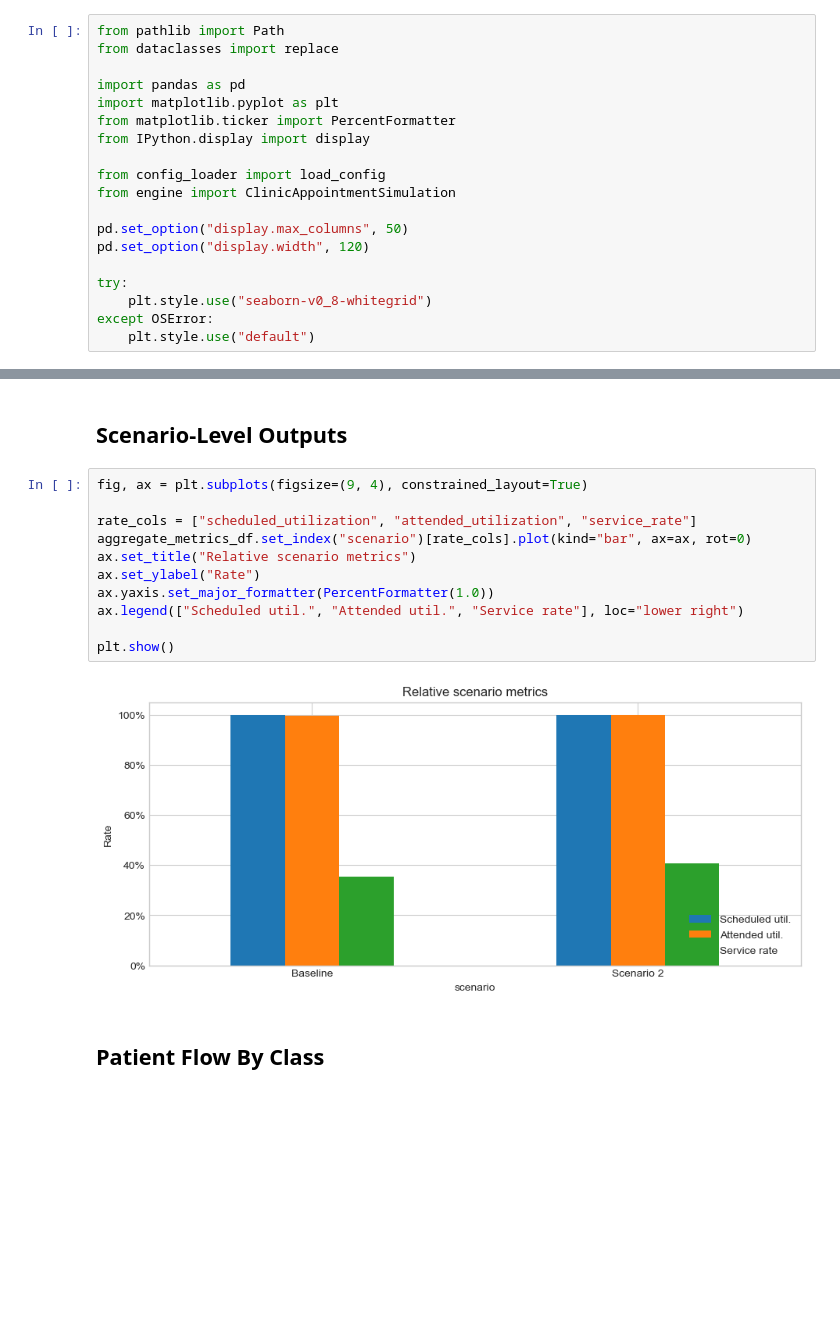
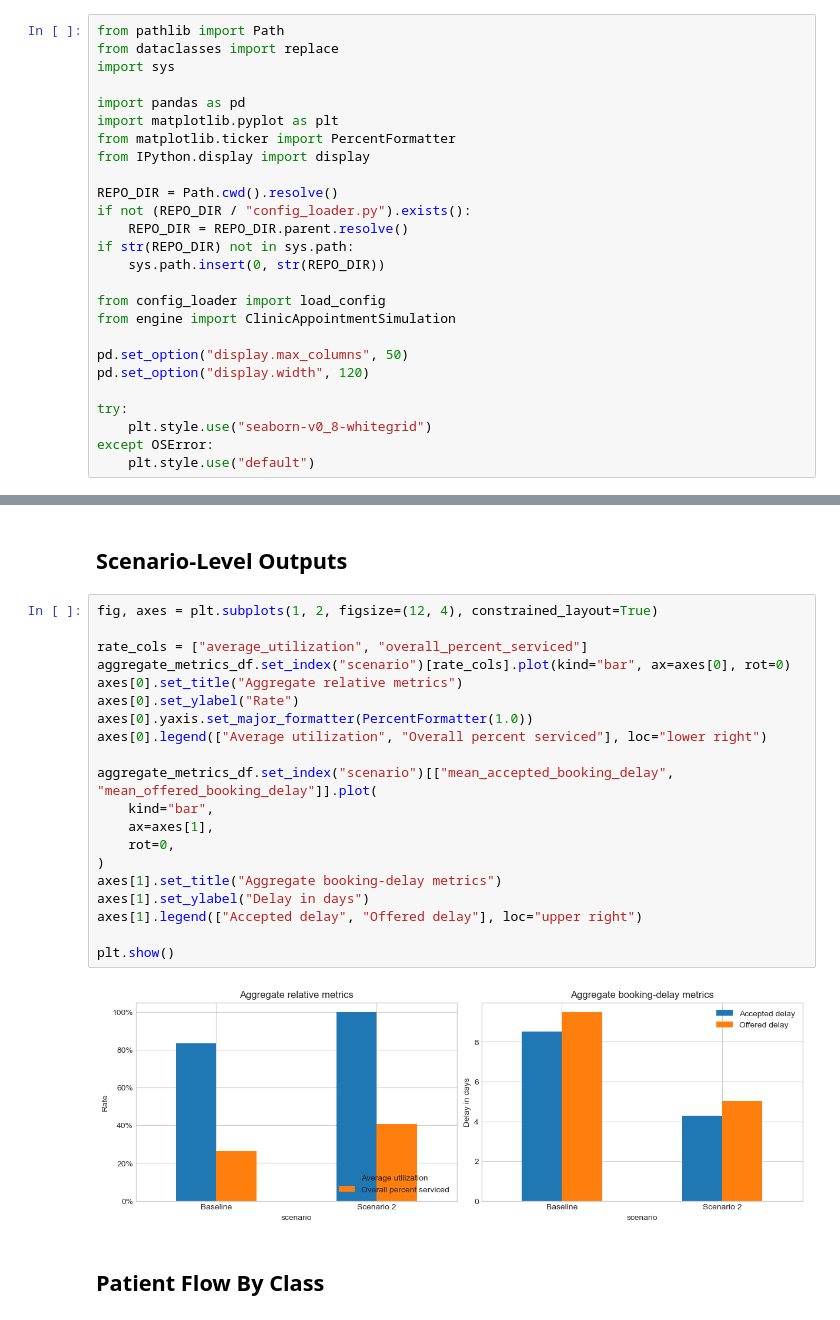
Before and after one commit to YcartXin/CUIMC-Appointment-Simulation, a Jupyter notebook: notebook/appointment_simulation_analysis.ipynb, the cells around one changed output, grey strips where cells are left out. Cells and saved outputs as stored; diff of their text form; blank space fills up the shorter version.

Commit message:
updated simulation to new metrics

```diff
--- a/notebook/appointment_simulation_analysis.ipynb
+++ b/notebook/appointment_simulation_analysis.ipynb
@@ -10,11 +10,18 @@ The simulation is a day-level rolling appointment calendar with Poisson arrivals
 # %%
 from pathlib import Path
 from dataclasses import replace
+import sys
 
 import pandas as pd
 import matplotlib.pyplot as plt
 from matplotlib.ticker import PercentFormatter
 from IPython.display import display
+
+REPO_DIR = Path.cwd().resolve()
+if not (REPO_DIR / "config_loader.py").exists():
+    REPO_DIR = REPO_DIR.parent.resolve()
+if str(REPO_DIR) not in sys.path:
+    sys.path.insert(0, str(REPO_DIR))
 
 from config_loader import load_config
 from engine import ClinicAppointmentSimulation
@@ -271,18 +289,27 @@ Final day-level calendar view after cooldown: Baseline
 # %% [markdown]
 ## Scenario-Level Outputs
 # %%
-fig, ax = plt.subplots(figsize=(9, 4), constrained_layout=True)
+fig, axes = plt.subplots(1, 2, figsize=(12, 4), constrained_layout=True)
 
-rate_cols = ["scheduled_utilization", "attended_utilization", "service_rate"]
-aggregate_metrics_df.set_index("scenario")[rate_cols].plot(kind="bar", ax=ax, rot=0)
-ax.set_title("Relative scenario metrics")
-ax.set_ylabel("Rate")
-ax.yaxis.set_major_formatter(PercentFormatter(1.0))
-ax.legend(["Scheduled util.", "Attended util.", "Service rate"], loc="lower right")
+rate_cols = ["average_utilization", "overall_percent_serviced"]
+aggregate_metrics_df.set_index("scenario")[rate_cols].plot(kind="bar", ax=axes[0], rot=0)
+axes[0].set_title("Aggregate relative metrics")
+axes[0].set_ylabel("Rate")
+axes[0].yaxis.set_major_formatter(PercentFormatter(1.0))
+axes[0].legend(["Average utilization", "Overall percent serviced"], loc="lower right")
+
+aggregate_metrics_df.set_index("scenario")[["mean_accepted_booking_delay", "mean_offered_booking_delay"]].plot(
+    kind="bar",
+    ax=axes[1],
+    rot=0,
+)
+axes[1].set_title("Aggregate booking-delay metrics")
+axes[1].set_ylabel("Delay in days")
+axes[1].legend(["Accepted delay", "Offered delay"], loc="upper right")
 
 plt.show()
 # %% [output]
-[figure, old version]
+[figure, new version]
 # %% [markdown]
 ## Patient Flow By Class
 # %%
```
Also changed, not shown: parts of 11 cells of this notebook, 12 other files.
